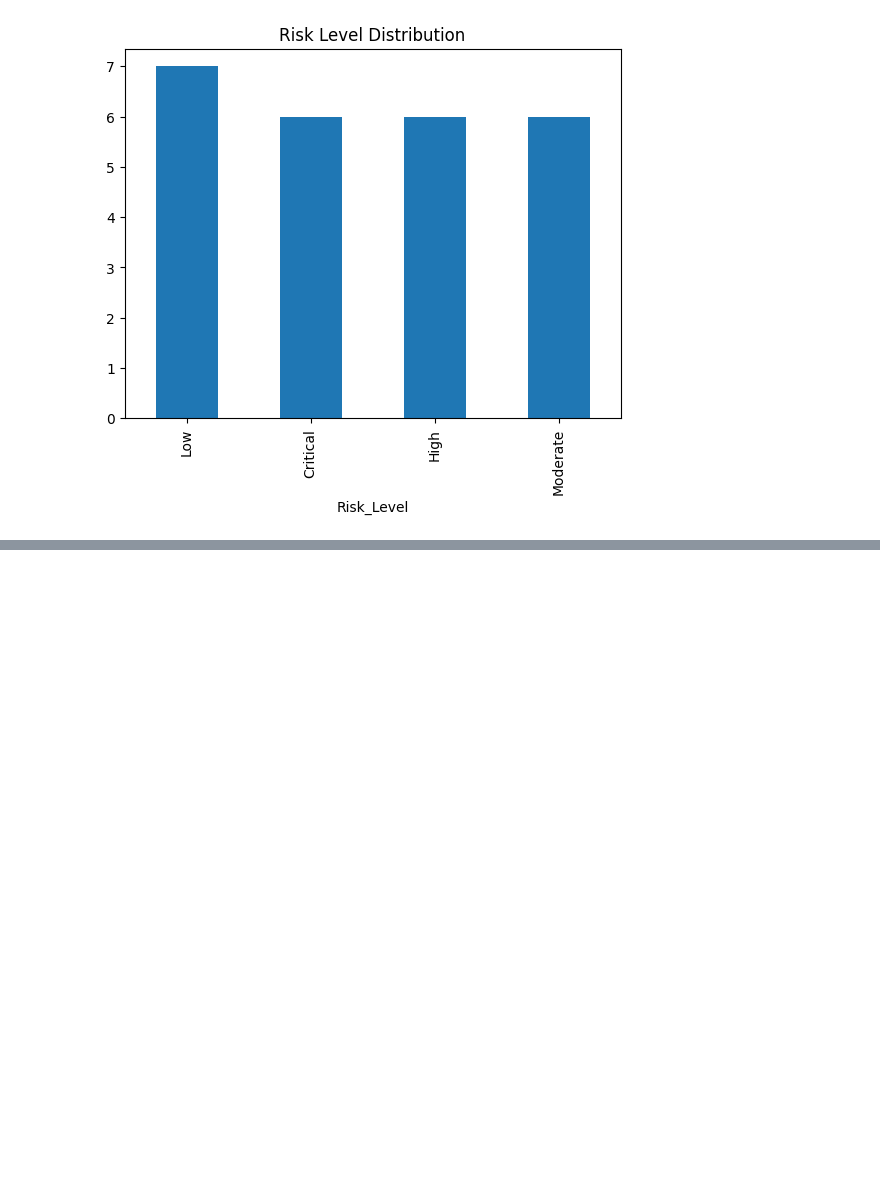
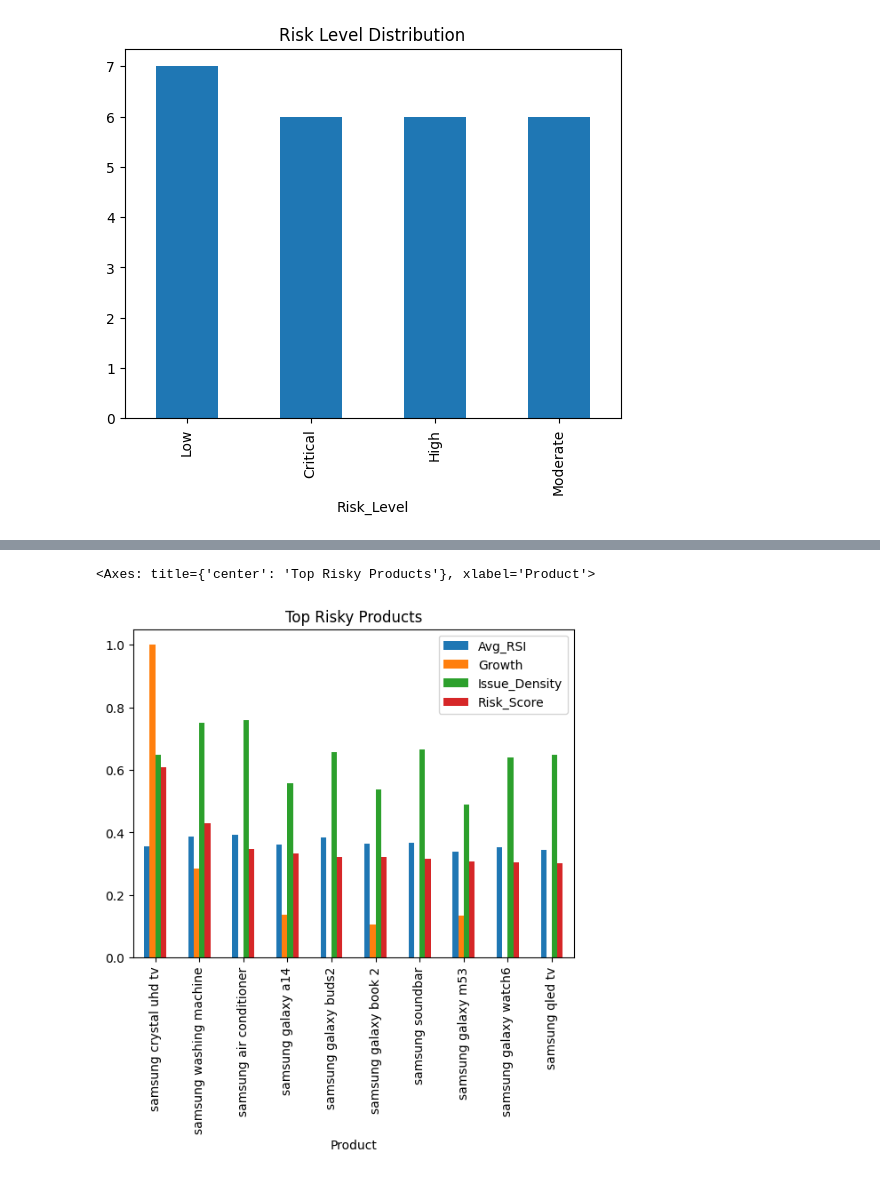
Before and after one commit to Nithin1138/Samsung-Regret-Intelligence-System, a Jupyter notebook: notebooks/05_analysis.ipynb, the cells around one changed output, grey strips where cells are left out. Saved outputs shown, nothing was run; the diff lists cells and outputs as text; code cells hidden in the pictures; blank space fills up the shorter version.

Commit message:
Phase 8: Final insights generated with risk analysis, issue patterns, platform comparison, and business conclusions

```diff
--- a/notebooks/05_analysis.ipynb
+++ b/notebooks/05_analysis.ipynb
@@ -117,6 +117,8 @@ df = pd.read_csv("/content/drive/MyDrive/DWDM_Project/data/processed/samsung_pro
 df["Date"] = pd.to_datetime(df["Date"])
 df["Year"] = df["Date"].dt.year
 df["Month"] = df["Date"].dt.month
+# %%
+df["High_Risk"] = (df["RSI"] > 0.5).astype(int)
 # %% [markdown]
 1. ROLL-UP
 # %%
@@ -371,0 +478,7 @@ risk_df["Risk_Level"].value_counts().plot(kind="bar", title="Risk Level Distribu
+# %%
+risk_df.sort_values(by="Risk_Score", ascending=False).head(10).plot(
+    kind="bar", title="Top Risky Products"
+)
+# %% [output]
+<Axes: title={'center': 'Top Risky Products'}, xlabel='Product'>
+[figure, added]
```
Also changed, not shown: parts of 7 cells of this notebook.
